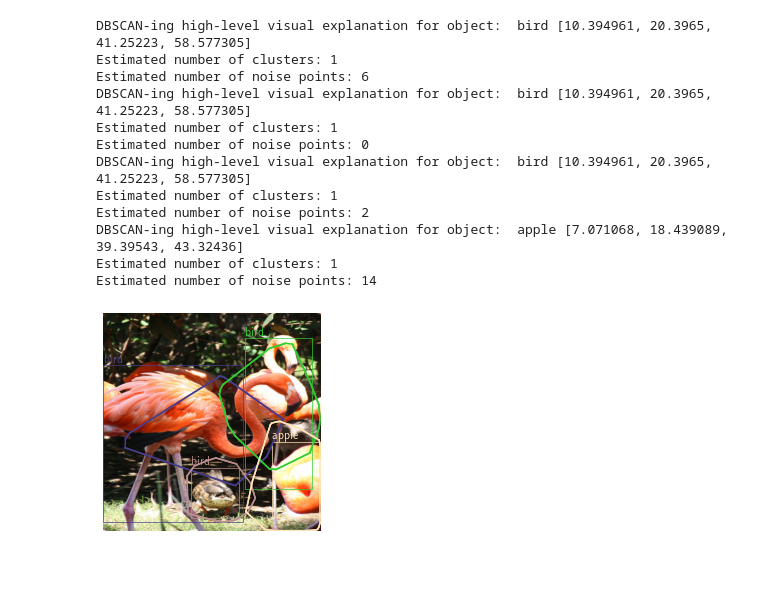
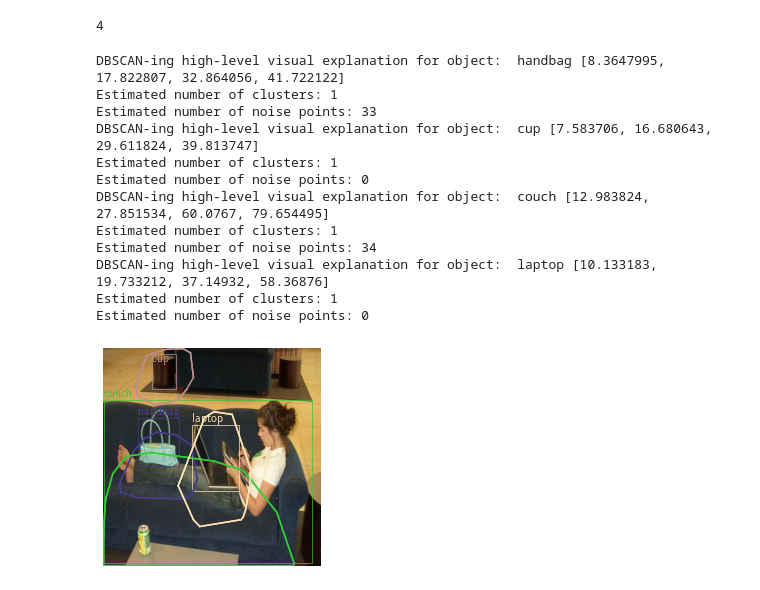
Before and after one commit to DeepanChakravarthiPadmanabhan/dext, a Jupyter notebook: dext/notebooks/visualizer_dbscan_clusters_final.ipynb, the cells around one changed output. Drawn from its saved outputs; the diff is of its cells as text; code cells hidden in the pictures.

```diff
--- a/dext/notebooks/visualizer_dbscan_clusters_final.ipynb
+++ b/dext/notebooks/visualizer_dbscan_clusters_final.ipynb
@@ -194,0 +201,6 @@ Reading image file:  /media/deepan/externaldrive1/datasets_project_repos/voc/VOC
+# %%
+if 'coco' in DATASET_PATH_USED:
+    IMAGE_INDEX = '0000000' + IMAGE_INDEX
+else:
+    IMAGE_INDEX = IMAGE_INDEX
+print('IMAGE INDEX: ', IMAGE_INDEX)
@@ -265,7 +279,7 @@ def plot_text(text, box, color, ax, fontsize=12):
     else:
         text_x = xmin
     if ymin <= 15:
-        text_y = ymax + 19
+        text_y = ymin + 19
     else:
         text_y = ymin - 8
     ax.text(text_x, text_y, text, color=color, bbox=props,
@@ -352,8 +366,8 @@ def resize_image(raw_image, image_size, model_name):
         image = cv2.resize(raw_image, image_size)
     return image
 # %%
-heatmap = fasterrcnn_ex1_map_dict['class_maps'][3]
+heatmap = fasterrcnn_ex1_map_dict['box_maps1'][0]
 plt.imshow(heatmap, cmap='inferno')
-plt.imshow(fasterrcnn_ex1_image[1], alpha=0.4)
+plt.imshow(fasterrcnn_ex1_image[0], alpha=0.4)
 plt.show()
 # %% [output]
@@ -457,51 +471,59 @@ def get_eps(class_name, model_method):
         return eps
     else:
         eps = [50, 50, 50, 50]
+# %%
+print(len(fasterrcnn_ex1_map_dict['class_maps']))
+num_objects = len(fasterrcnn_ex1_map_dict['class_maps'])
+# %% [output]
+4
+# %%
+map_name = 'box_maps4'
 # %%
 raw_image = cv2.imread(os.path.join(DATASET_PATH_USED, IMAGE_INDEX +'.jpg'))
 raw_image = cv2.cvtColor(raw_image, cv2.COLOR_BGR2RGB)
 image = resize_image(raw_image, (512, 512), 'None')
 image_overlay = resize_image(raw_image, (512, 512), 'FasterRCNN')
 
 fig = plt.figure(frameon=False, num=1, clear=True)
 ax = fig.add_subplot()
 ax.set_axis_off()
 
-colors = get_matplotlib_colors(len(fasterrcnn_ex1_map_dict['class_maps']))
-num_maps = len(fasterrcnn_ex1_map_dict['class_maps'])
+colors = get_matplotlib_colors(len(fasterrcnn_ex1_map_dict[map_name]))
+num_maps = len(fasterrcnn_ex1_map_dict[map_name])
 for i in range(num_maps):
     edge_color = colors[i]
     label = fasterrcnn_ex1_map_dict['labels'][i]
     model_method = MODEL_NAME + '_' + INTERPRETATION_METHOD
     eps = get_eps(label, model_method)
     print('DBSCAN-ing high-level visual explanation for object: ', label, eps)
-    min_points = 50
-    eps = eps[2]
+    min_points = 100
+    eps = eps[3]
     box = rescale_box(fasterrcnn_ex1_map_dict['class_maps_boxes'][i], raw_image.shape,
-                      fasterrcnn_ex1_map_dict['class_maps'][i].shape)
+                      fasterrcnn_ex1_map_dict[map_name][i].shape)
     plot_bbox(box, edge_color, ax)
-    heatmap = fasterrcnn_ex1_map_dict['class_maps'][i]
+    heatmap = fasterrcnn_ex1_map_dict[map_name][i]
     cluster_label_points = dbscan_cluster(heatmap, eps, min_points)
-    plot_dbscan_cluster(cluster_label_points, edge_color, ax)
+    plot_dbscan_cluster(cluster_label_points, edge_color, ax,
+                        plot_points_only=False, plot_convex_hull_only=True)
     plt.imshow(fasterrcnn_ex1_image[1])
     plot_text(fasterrcnn_ex1_map_dict['labels'][i], box, edge_color, ax)
 
 fig.savefig(FILENAME_TO_SAVE, dpi=300, bbox_inches='tight', pad_inches=0)
 plt.show()
 fig.clear()
 plt.close(fig)
 fig.clf()
 # %% [output]
-DBSCAN-ing high-level visual explanation for object:  bird [10.394961, 20.3965, 41.25223, 58.577305]
+DBSCAN-ing high-level visual explanation for object:  handbag [8.3647995, 17.822807, 32.864056, 41.722122]
 Estimated number of clusters: 1
-Estimated number of noise points: 6
-DBSCAN-ing high-level visual explanation for object:  bird [10.394961, 20.3965, 41.25223, 58.577305]
+Estimated number of noise points: 33
+DBSCAN-ing high-level visual explanation for object:  cup [7.583706, 16.680643, 29.611824, 39.813747]
 Estimated number of clusters: 1
 Estimated number of noise points: 0
-DBSCAN-ing high-level visual explanation for object:  bird [10.394961, 20.3965, 41.25223, 58.577305]
+DBSCAN-ing high-level visual explanation for object:  couch [12.983824, 27.851534, 60.0767, 79.654495]
 Estimated number of clusters: 1
-Estimated number of noise points: 2
-DBSCAN-ing high-level visual explanation for object:  apple [7.071068, 18.439089, 39.39543, 43.32436]
+Estimated number of noise points: 34
+DBSCAN-ing high-level visual explanation for object:  laptop [10.133183, 19.733212, 37.14932, 58.36876]
 Estimated number of clusters: 1
-Estimated number of noise points: 14
+Estimated number of noise points: 0
-[figure, old version]
+[figure, new version]
```
Also changed, not shown: parts of 9 cells of this notebook, 5 other files.
